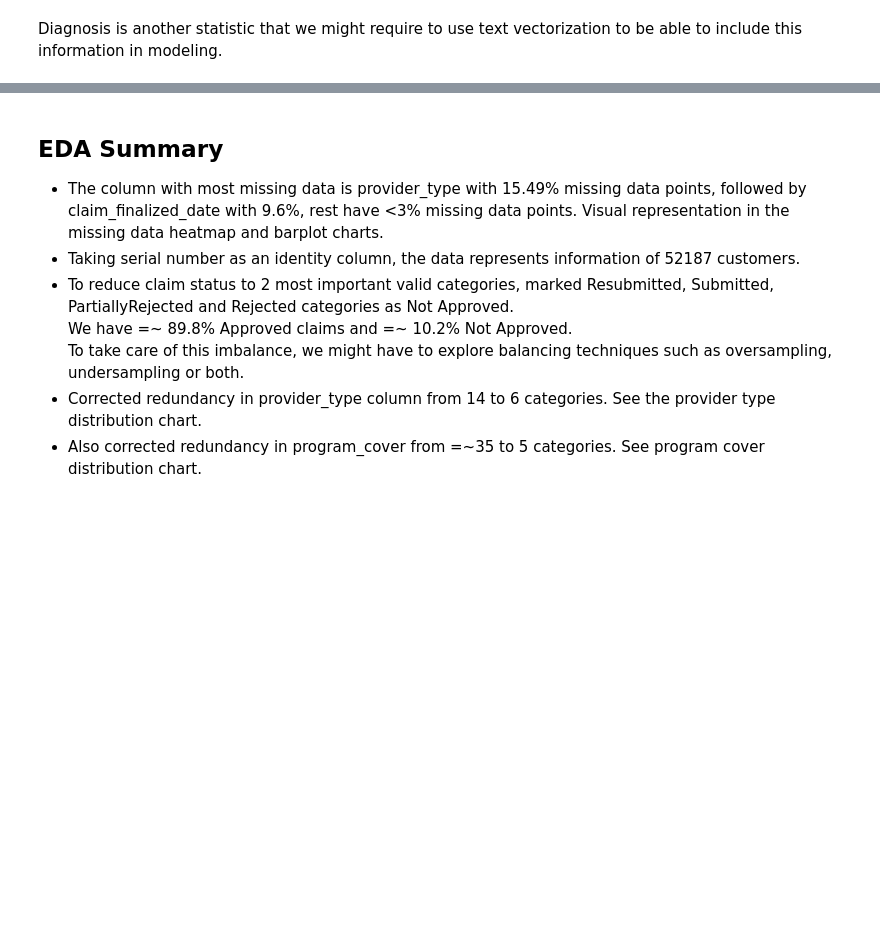
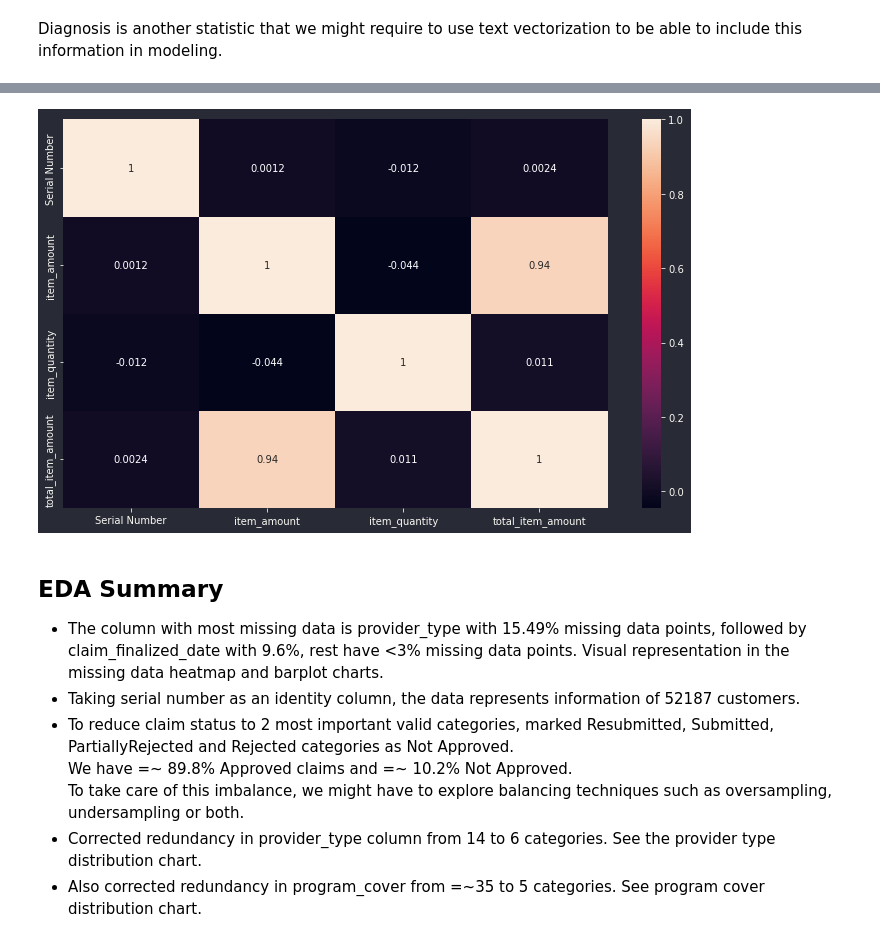
Before and after one commit to lyraxvincent/insurance-claims-prediction, a Jupyter notebook: EDA.ipynb, the cells around one changed output, grey strips where cells are left out. Saved outputs shown, nothing was run; the diff lists cells and outputs as text; code cells hidden in the pictures; blank space fills up the shorter version.

```diff
--- a/EDA.ipynb
+++ b/EDA.ipynb
@@ -463,3 +476,11 @@ data.drop('treatment_type', axis=1, inplace=True)
+# %%
+# heatmap
+plt.figure(figsize=(10,6))
+sns.heatmap(data.corr(), annot=True)
+plt.tight_layout()
+plt.savefig("plots/correlation heatmap.png", dpi=1000)
+# %% [output]
+[figure, added]
 # %% [markdown]
 ## **EDA Summary**
 - The column with most missing data is provider_type with 15.49% missing data points, followed by claim_finalized_date with 9.6%, rest have <3% missing data points. Visual representation in the missing data heatmap and barplot charts.
```
Also changed, not shown: parts of 7 cells of this notebook, 3 other files.
